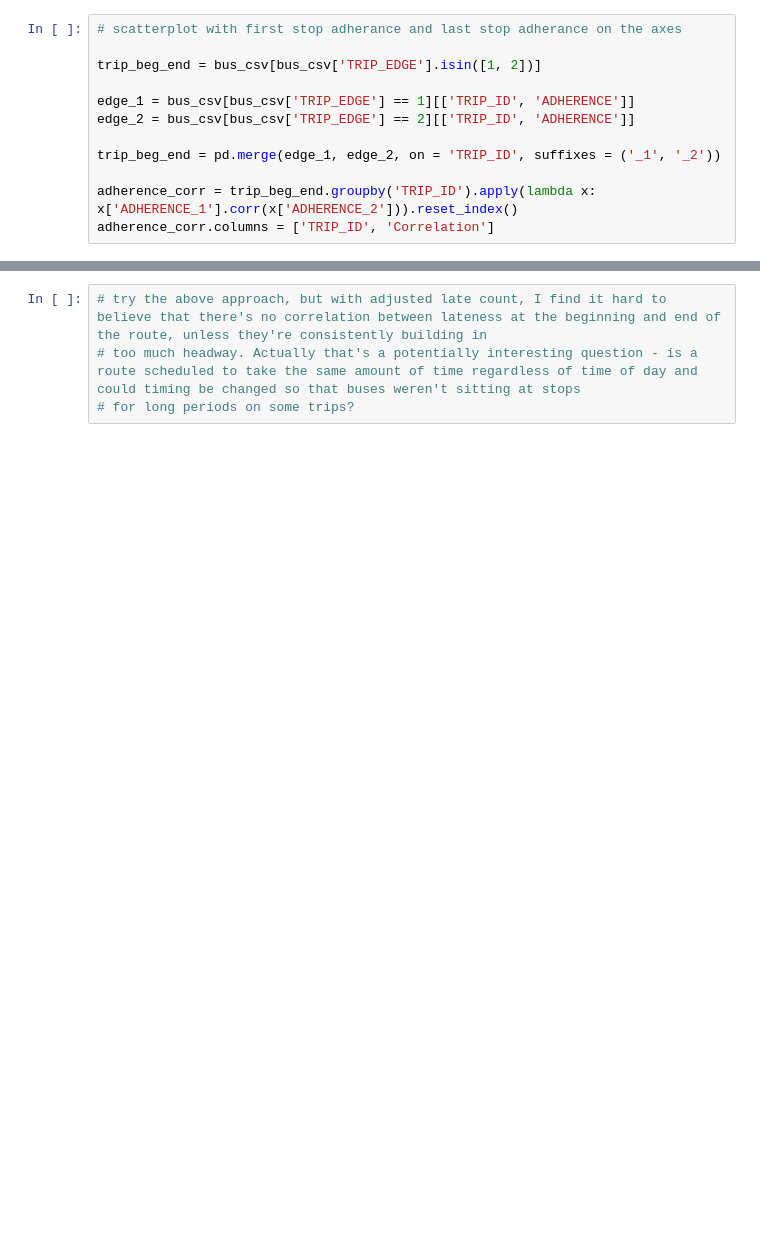
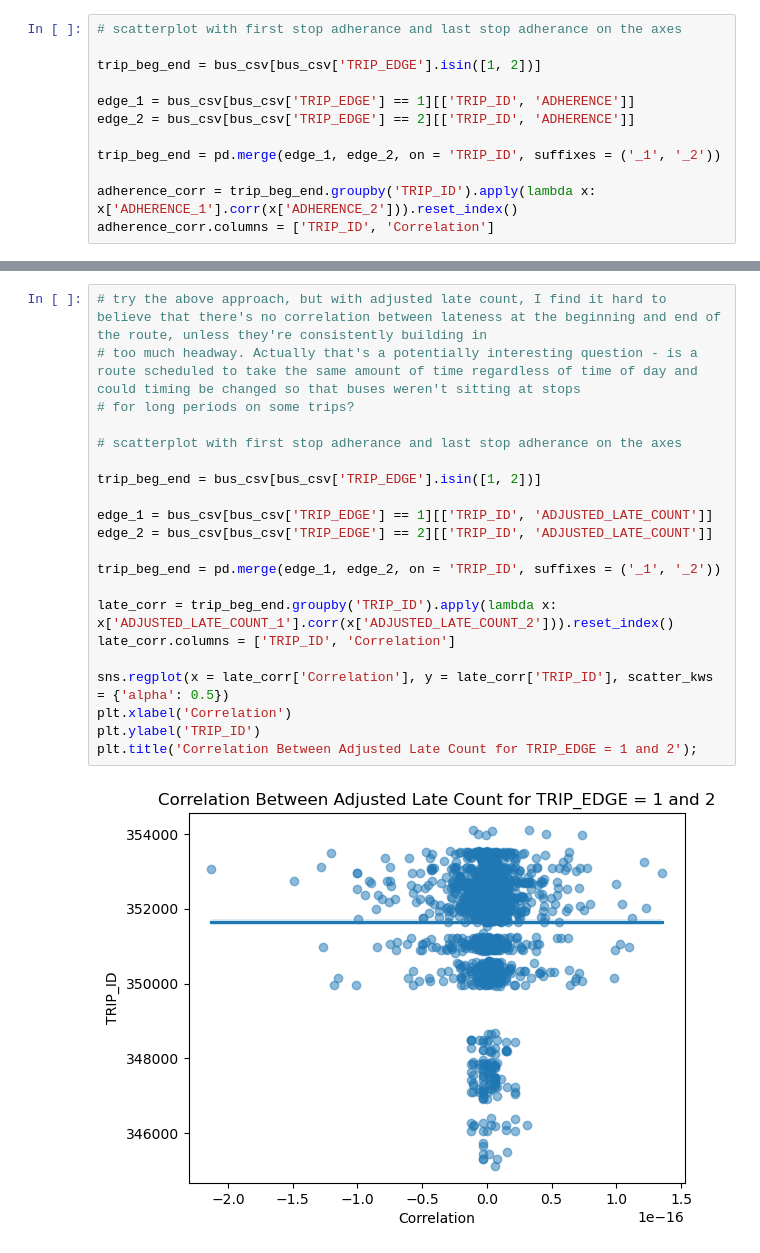
Before and after one commit to nss-data-science-cohort-7/wego-bone_scrapers_wego, a Jupyter notebook: notebooks/tw_01_initial_eda.ipynb, the cells around one changed output, grey strips where cells are left out. Cells and saved outputs as stored; diff of their text form; blank space fills up the shorter version.

Commit message:
seem to confirm non-correlation between adherance at first and last stop

```diff
--- a/notebooks/tw_01_initial_eda.ipynb
+++ b/notebooks/tw_01_initial_eda.ipynb
@@ -146,4 +145,23 @@ plt.title('Correlation Between Adherence for TRIP_EDGE = 1 and 2')
 # %%
 # try the above approach, but with adjusted late count, I find it hard to believe that there's no correlation between lateness at the beginning and end of the route, unless they're consistently building in
 # too much headway. Actually that's a potentially interesting question - is a route scheduled to take the same amount of time regardless of time of day and could timing be changed so that buses weren't sitting at stops
 # for long periods on some trips?
+
+# scatterplot with first stop adherance and last stop adherance on the axes
+
+trip_beg_end = bus_csv[bus_csv['TRIP_EDGE'].isin([1, 2])]
+
+edge_1 = bus_csv[bus_csv['TRIP_EDGE'] == 1][['TRIP_ID', 'ADJUSTED_LATE_COUNT']]
+edge_2 = bus_csv[bus_csv['TRIP_EDGE'] == 2][['TRIP_ID', 'ADJUSTED_LATE_COUNT']]
+
+trip_beg_end = pd.merge(edge_1, edge_2, on = 'TRIP_ID', suffixes = ('_1', '_2'))
+
+late_corr = trip_beg_end.groupby('TRIP_ID').apply(lambda x: x['ADJUSTED_LATE_COUNT_1'].corr(x['ADJUSTED_LATE_COUNT_2'])).reset_index()
+late_corr.columns = ['TRIP_ID', 'Correlation']
+
+sns.regplot(x = late_corr['Correlation'], y = late_corr['TRIP_ID'], scatter_kws = {'alpha': 0.5})
+plt.xlabel('Correlation')
+plt.ylabel('TRIP_ID')
+plt.title('Correlation Between Adjusted Late Count for TRIP_EDGE = 1 and 2');
+# %% [output]
+[figure, added]
```
Also changed, not shown: parts of 4 cells of this notebook.
